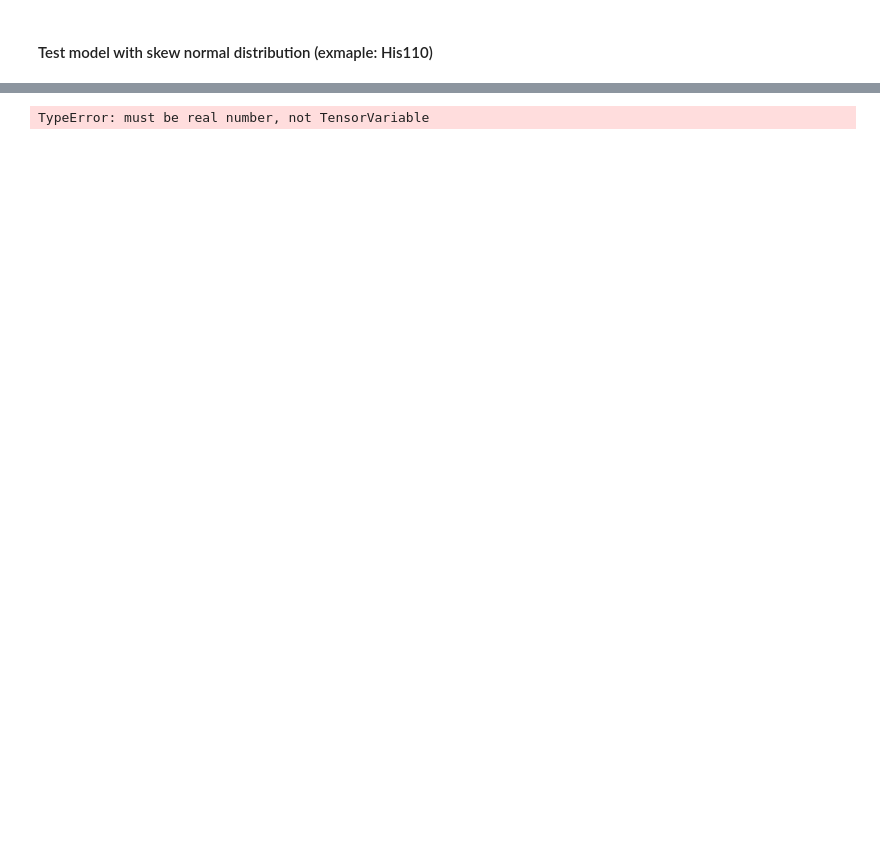
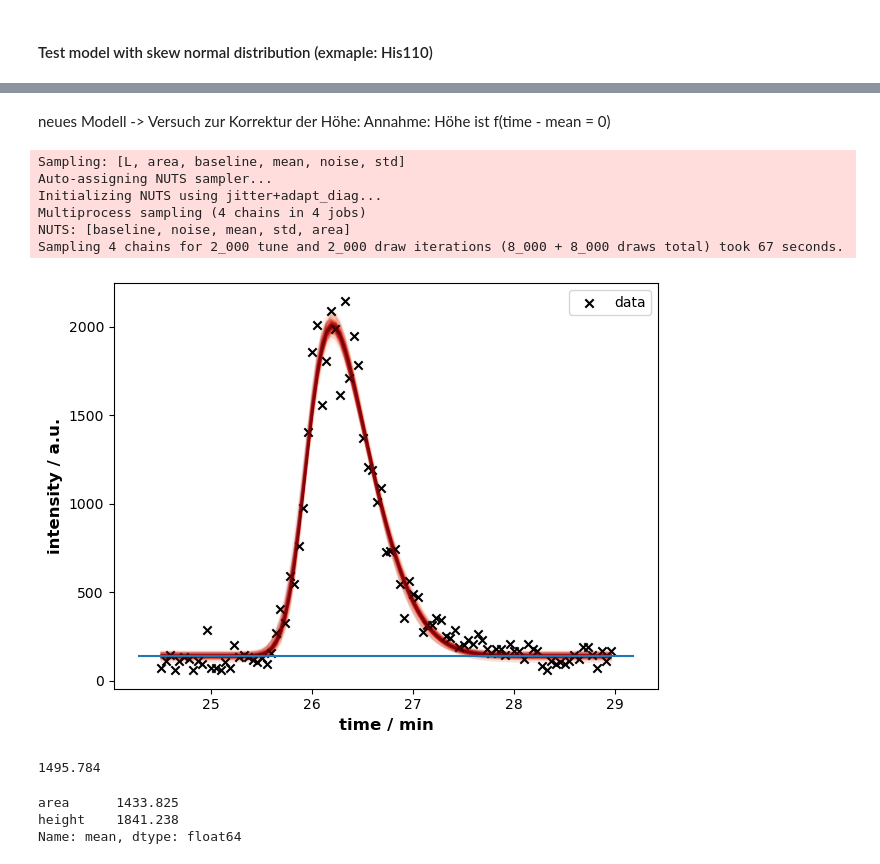
Before and after one commit to JuBiotech/peak-performance, a Jupyter notebook: Pipelinetest.ipynb, the cells around one changed output, grey strips where cells are left out. Drawn from its saved outputs; the diff is of its cells as text; code cells hidden in the pictures; blank space fills up the shorter version.

```diff
--- a/Pipelinetest.ipynb
+++ b/Pipelinetest.ipynb
@@ -1018,30 +978,24 @@ TypeError: must be real number, not TensorVariable
+# %% [markdown]
+neues Modell -> Versuch zur Korrektur der Höhe: Annahme: Höhe ist f(time - mean = 0)
 # %%
 with pm.Model() as pmodel:
     # priors
-    baseline = pm.Normal("baseline", 100, 50)
+    baseline = pm.Normal("baseline", 200, 100)
     noise = pm.LogNormal("noise", np.log(100), 1)
     mean = pm.Normal("mean", np.mean(time_np[[0, -1]]), np.ptp(time_np) / 2)
     std = pm.HalfNormal("std", np.ptp(time_np) / 3)
     alpha = pm.HalfNormal("alpha", 2.5)
     # when x-axis (time) is in minutes
-    area = pm.HalfNormal("area", np.max(intensity_np) * 0.9)
+    height = pm.HalfNormal("height", 0.95 * np.max(intensity))
+    area = pm.Deterministic("area", height/(1 / (std * np.sqrt(2 * np.pi))))
     # when x-axis (time) is in seconds (i.e. for comparison with MultiQuant)
     # area = pm.HalfNormal("area", 50000)
 
     # posterior with x = time = 0
     pm.Deterministic("height", area * (1 / (std * np.sqrt(2 * np.pi))))
     # posterior
-    y = baseline + area * (1 / (std * np.sqrt(2 * np.pi)) * pt.exp(-0.5 * ((time_np - mean) / std)**2))
-    def normal_pdf(x):
-        return (1 / (std * np.sqrt(2 * np.pi)) * pt.exp(-0.5 * ((x - mean) / std)**2))
-    cumulative = scipy.integrate.quad(lambda x: (1 / (std * np.sqrt(2 * np.pi)) * pt.exp(-0.5 * ((x - mean) / std)**2)), 0.1, 1)
-    # y = baseline + area * pdf(skew normal)
-    # pdf(skew normal) = 2 * normal_pdf *cumulative_distribution_function
-    # y = baseline + area * (2 * (1 / (std * np.sqrt(2 * np.pi)) * pt.exp(-0.5 * ((time_np - mean) / std)**2)) * (0.5 * (1 + math.erf(((alpha * (time_np - mean) / std)) / np.sqrt(2)))))
-
+    y = baseline + height * (2 * pt.exp(-0.5 * ((time_np - mean) / std)**2)) * (0.5 * (1 + pt.erf(((alpha * (time_np - mean) / std)) / np.sqrt(2))))
     y = pm.Deterministic("y", y)
 
     # likelihood (auf der y-Achse liegende Normalverteilung um Datenpunkte, entspricht hier Normalverteilung um Wert mit Standardabweichung = noise)
     L = pm.Normal("L", mu=y, sigma=noise, observed=intensity_np)
-# %% [output]
-TypeError: must be real number, not TensorVariable
@@ -1047,0 +1027,62 @@ TypeError: must be real number, not TensorVariable
+# %%
+with pm.Model() as pmodel:
+    # priors
+    baseline = pm.Normal("baseline", 200, 100)
+    noise = pm.LogNormal("noise", np.log(100), 1)
+    mean = pm.Normal("mean", np.mean(time_np[[0, -1]]), np.ptp(time_np) / 2)
+    std = pm.HalfNormal("std", np.ptp(time_np) / 3)
+    alpha = pm.HalfNormal("alpha", 2.5)
+    height = pm.HalfNormal("height", 0.95 * np.max(intensity_np))
+    area = pm.Deterministic("area", height/(1 / (std * np.sqrt(2 * np.pi))))
+    sn = pm.Deterministic("sn", height/noise)
+    # posterior with x = time = 0
+    y = baseline + height * (2 * pt.exp(-0.5 * ((time_np - mean) / std)**2)) * (0.5 * (1 + pt.erf(((alpha * (time_np - mean) / std)) / np.sqrt(2))))
+    y = pm.Deterministic("y", y)
+
+    # likelihood (auf der y-Achse liegende Normalverteilung um Datenpunkte, entspricht hier Normalverteilung um Wert mit Standardabweichung = noise)
+    L = pm.Normal("L", mu=y, sigma=noise, observed=intensity_np)
+# %%
+with pmodel:
+    idata = pm.sample_prior_predictive()
+    idata.extend(pm.sample(2000, tune = 2000))
+# %% [output]
+Sampling: [L, area, baseline, mean, noise, std]
+Auto-assigning NUTS sampler...
+Initializing NUTS using jitter+adapt_diag...
+Multiprocess sampling (4 chains in 4 jobs)
+NUTS: [baseline, noise, mean, std, area]
+Sampling 4 chains for 2_000 tune and 2_000 draw iterations (8_000 + 8_000 draws total) took 67 seconds.
+# %%
+# area
+fig, ax = pyplot.subplots()
+
+pm.gp.util.plot_gp_dist(
+    ax=ax,
+    x=time_np,
+    samples=idata.posterior.y.stack(sample=("chain", "draw")).T.values,
+)
+ax.scatter(time_np, intensity_np, marker="x", color="black", label="data")
+ax.set_xlabel("time / min", fontsize=12, fontweight="bold")
+ax.set_ylabel("intensity / a.u.", fontsize=12, fontweight="bold")
+# plot baseline
+x = np.array(ax.get_xlim())
+y_baseline = az.summary(idata).loc["baseline","mean"]
+y = [y_baseline] * len(x)
+pyplot.plot(x, y)
+pyplot.legend()
+pyplot.tight_layout()
+pyplot.show()
+# %% [output]
+[figure, added]
+# %%
+# skew normal
+az.summary(idata).loc["area","mean"]
+# %% [output]
+1495.784
+# %%
+# skew normal with alpha = 0
+az.summary(idata).loc[["area","height"],"mean"]
+# %% [output]
+area      1433.825
+height    1841.238
+Name: mean, dtype: float64
```
Also changed, not shown: parts of 16 cells of this notebook.
